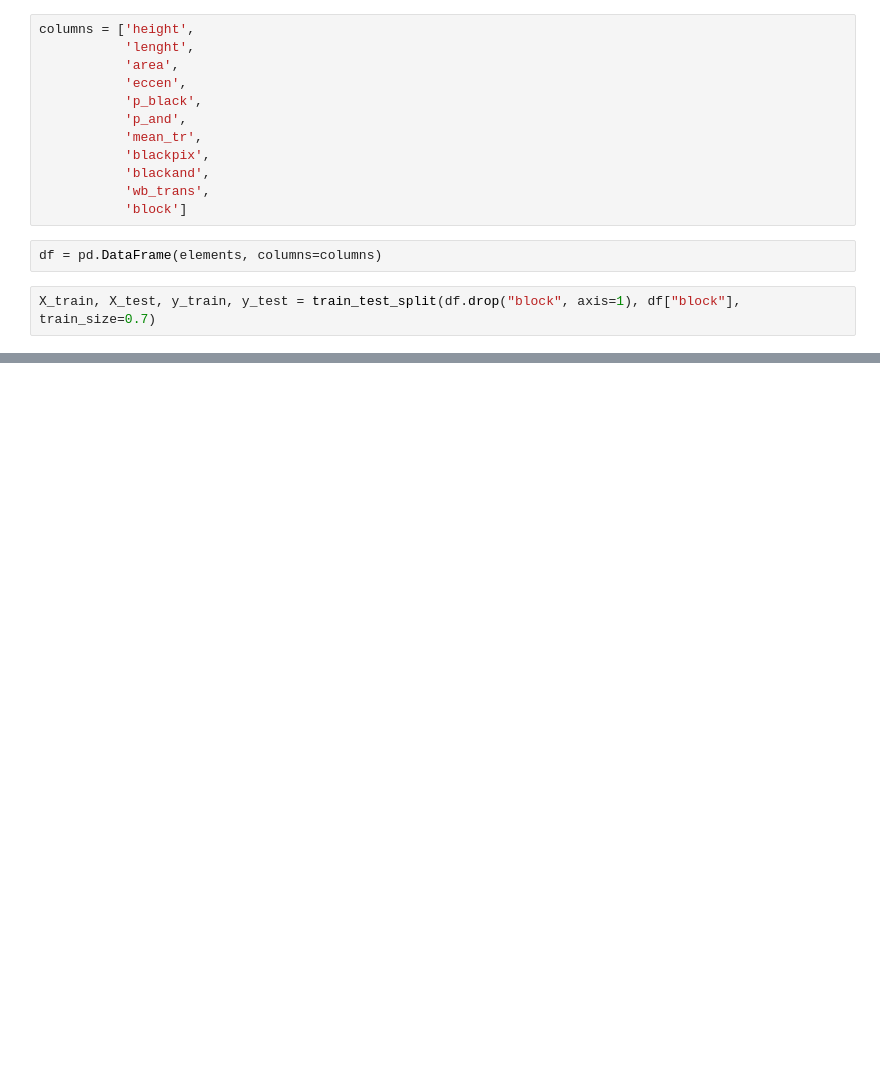
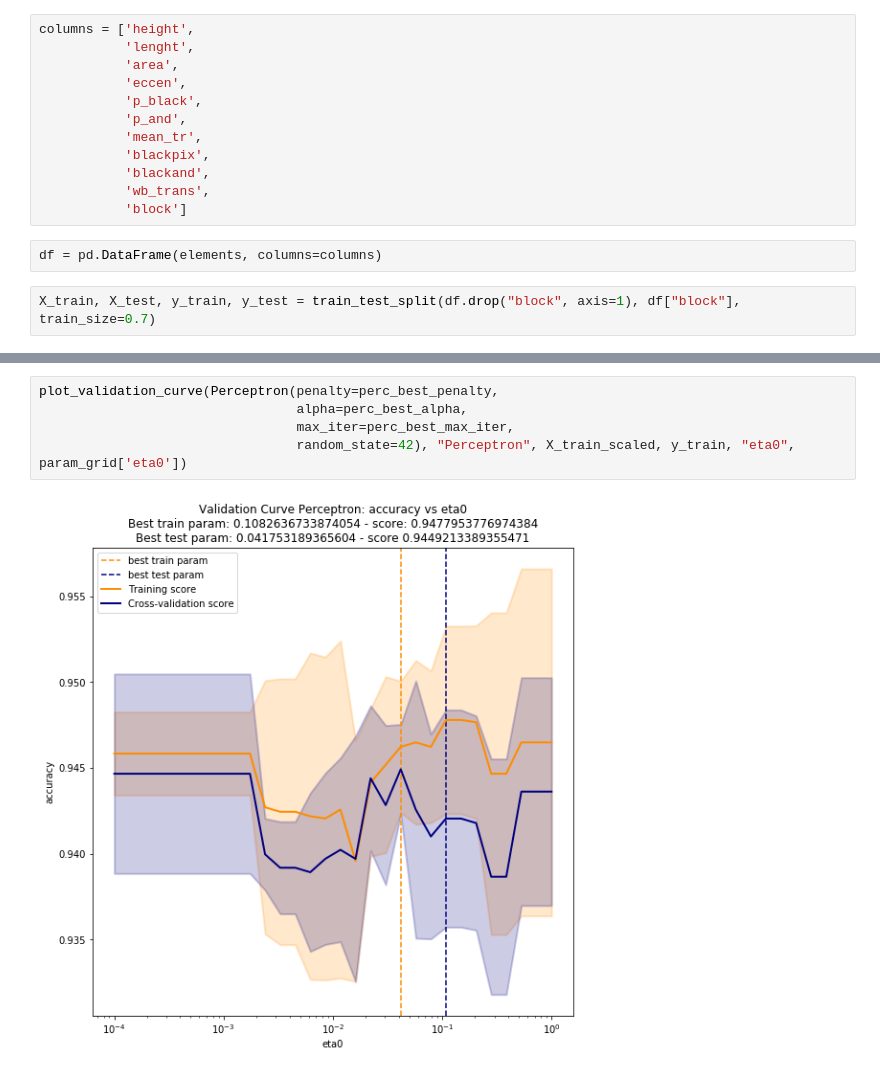
Before and after one commit to GreenSnabl/robotics_ml, a Jupyter notebook: ml_course_en/assignments/Assignment 04.2 Different Datasets.ipynb, the cells around one changed output, grey strips where cells are left out. Drawn from its saved outputs; the diff is of its cells as text; blank space fills up the shorter version.

```diff
--- a/ml_course_en/assignments/Assignment 04.2 Different Datasets.ipynb
+++ b/ml_course_en/assignments/Assignment 04.2 Different Datasets.ipynb
@@ -314,0 +300,7 @@ GridSearchCV(cv=3, error_score='raise-deprecating',
+# %%
+plot_validation_curve(Perceptron(penalty=perc_best_penalty,
+                                 alpha=perc_best_alpha,
+                                 max_iter=perc_best_max_iter,
+                                 random_state=42), "Perceptron", X_train_scaled, y_train, "eta0", param_grid['eta0'])
+# %% [output]
+[figure, added]
```
Also changed, not shown: parts of 108 cells of this notebook, 1 other file.
